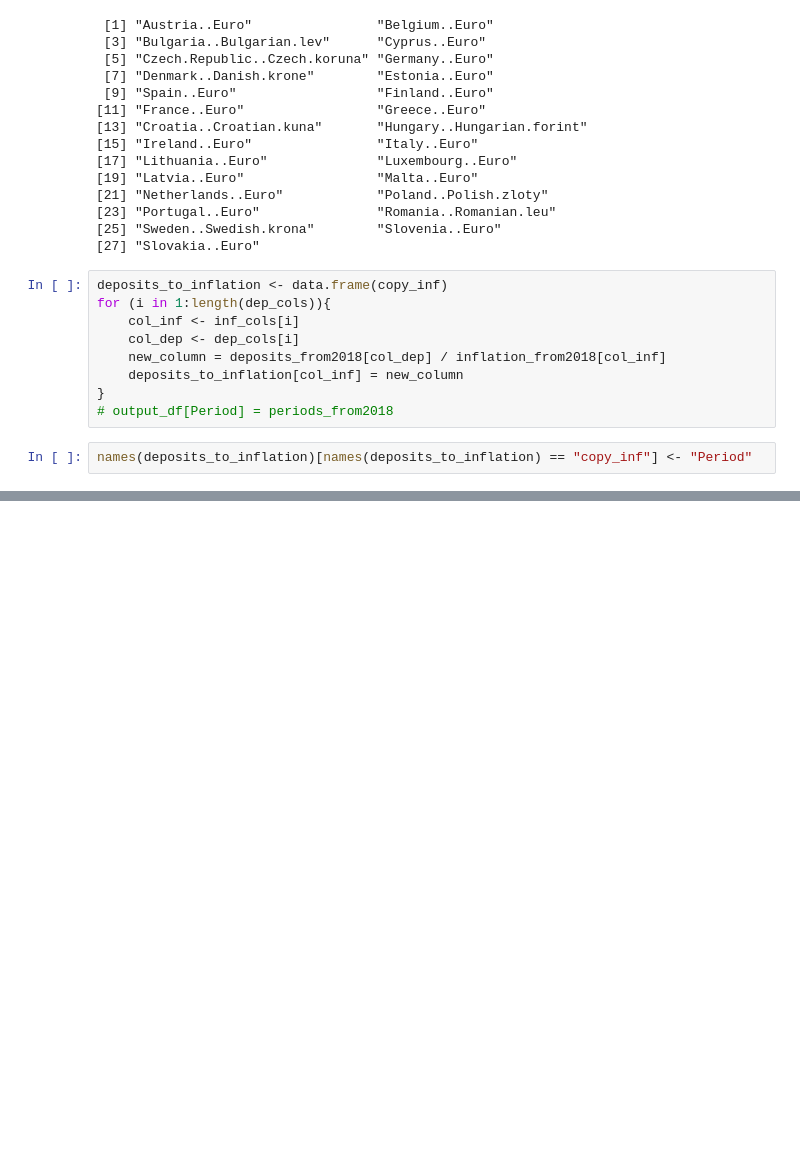
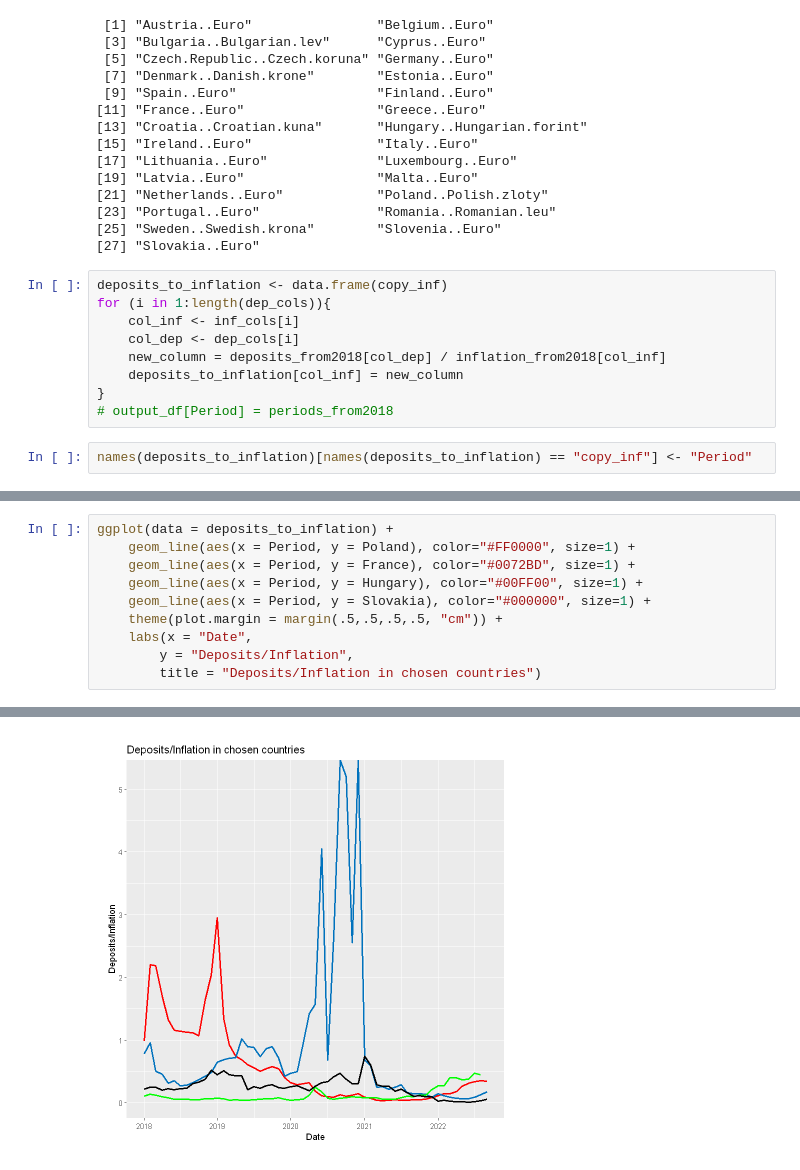
Before and after one commit to AdamixD/SAD_Projekt_1, a Jupyter notebook: Zadanie2.ipynb, the cells around one changed output, grey strips where cells are left out. Saved outputs shown, nothing was run; the diff lists cells and outputs as text; blank space fills up the shorter version.

```diff
--- a/Zadanie2.ipynb
+++ b/Zadanie2.ipynb
@@ -212,0 +184,11 @@ Warning message:
+# %%
+ggplot(data = deposits_to_inflation) +
+    geom_line(aes(x = Period, y = Poland), color="#FF0000", size=1) +
+    geom_line(aes(x = Period, y = France), color="#0072BD", size=1) +
+    geom_line(aes(x = Period, y = Hungary), color="#00FF00", size=1) +
+    geom_line(aes(x = Period, y = Slovakia), color="#000000", size=1) +
+    theme(plot.margin = margin(.5,.5,.5,.5, "cm")) +
+    labs(x = "Date",
+        y = "Deposits/Inflation",
+        title = "Deposits/Inflation in chosen countries")
+# %% [output]
@@ -212,0 +197 @@ Warning message:
+[figure, added]
```
Also changed, not shown: parts of 11 cells of this notebook.
